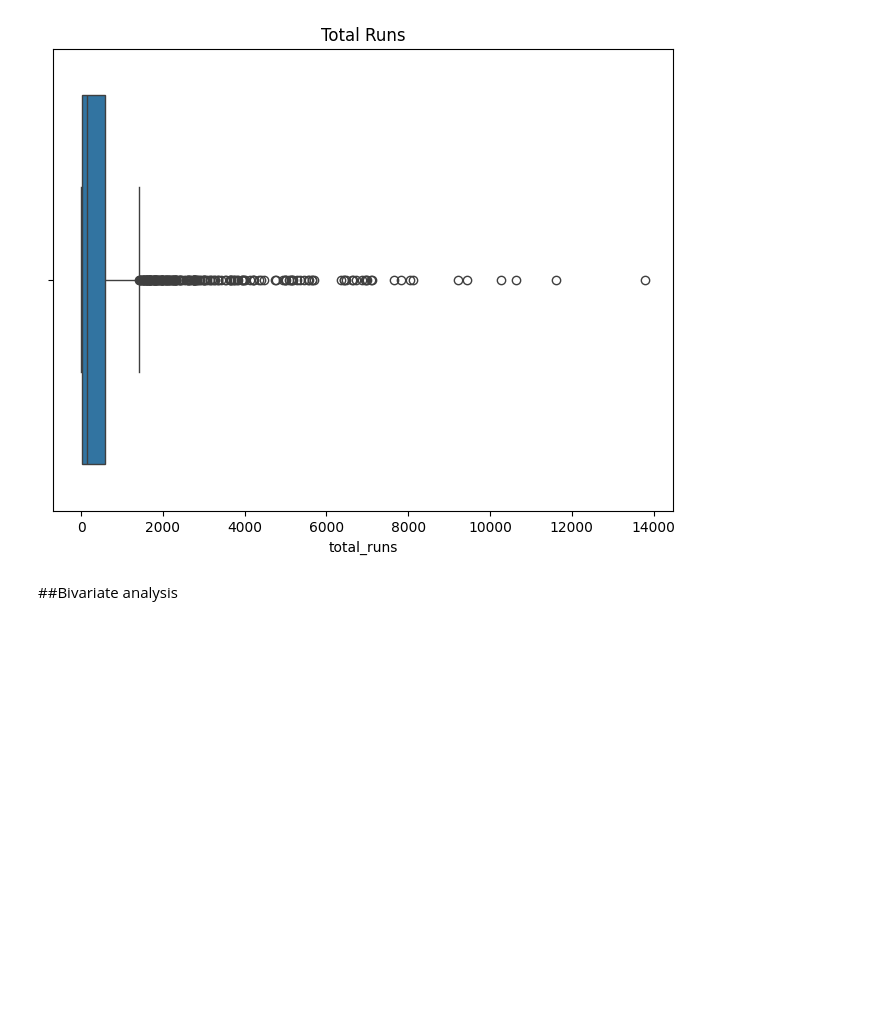
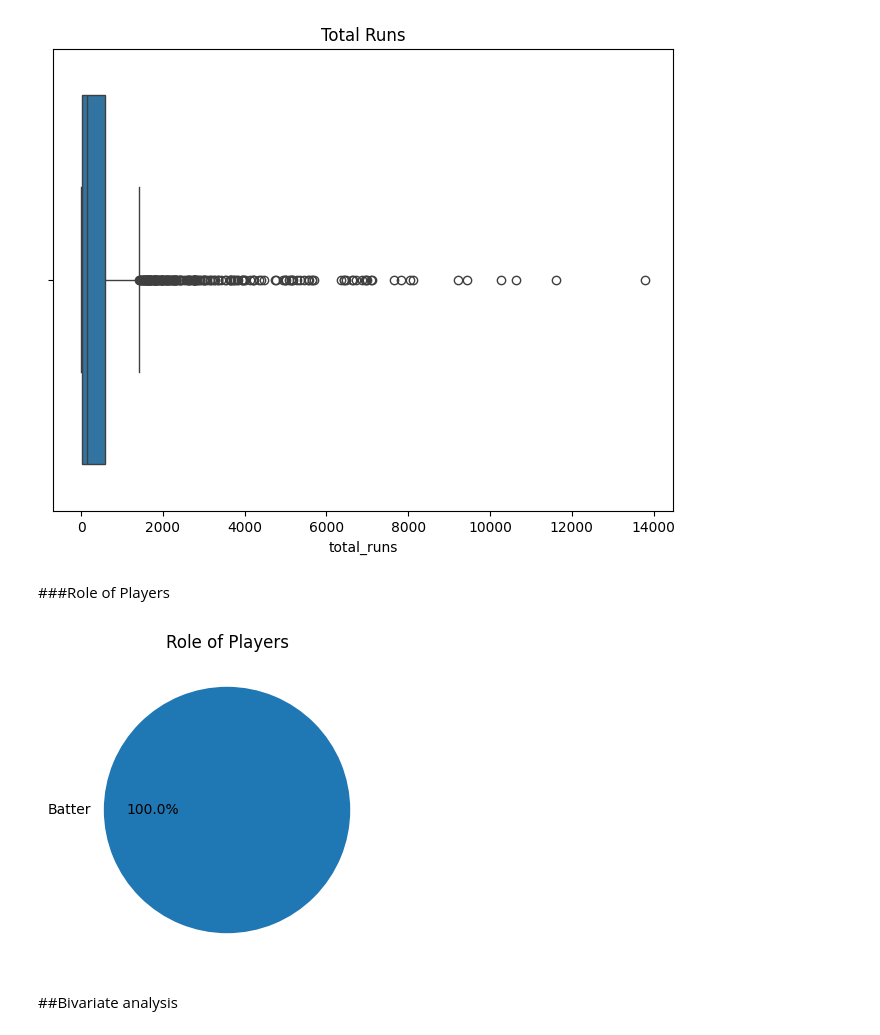
Before and after one commit to nitinlodhi019/ODI_Cricket_Data_Analysis, a Jupyter notebook: ODI_Cricket_Data_Analysis.ipynb, the cells around one changed output. Drawn from its saved outputs; the diff is of its cells as text; code cells hidden in the pictures; blank space fills up the shorter version.

```diff
--- a/ODI_Cricket_Data_Analysis.ipynb
+++ b/ODI_Cricket_Data_Analysis.ipynb
@@ -96,2 +87,5 @@ batter.describe()
+# %%
+batter.rename(columns={'average': 'batting_average'}, inplace=True)
+bowler.rename(columns={'average':'bowling_average'}, inplace=True)
 # %% [markdown]
 ###Missing Values
@@ -119,3 +93,6 @@ dtype: int64
+# %%
+bowler.loc[:, 'bowling_average'] = bowler['bowling_average'].fillna(0)
+batter.loc[:, 'batting_average'] = batter['batting_average'].fillna(0)
 # %% [markdown]
 ###Duplicates
 # %%
@@ -150,5 +145,14 @@ plt.title('Total Runs')
 plt.show()
 # %% [output]
 [figure]
+# %% [markdown]
+###Role of Players
+# %%
+plt.figure(figsize=(6,4))
+plt.pie(batter['role'].value_counts(), labels=batter['role'].value_counts().index, autopct= '%1.1f%%')
+plt.title('Role of Players')
+plt.show()
+# %% [output]
+[figure, added]
 # %% [markdown]
 ##Bivariate analysis
```
Also changed, not shown: parts of 13 cells of this notebook.
